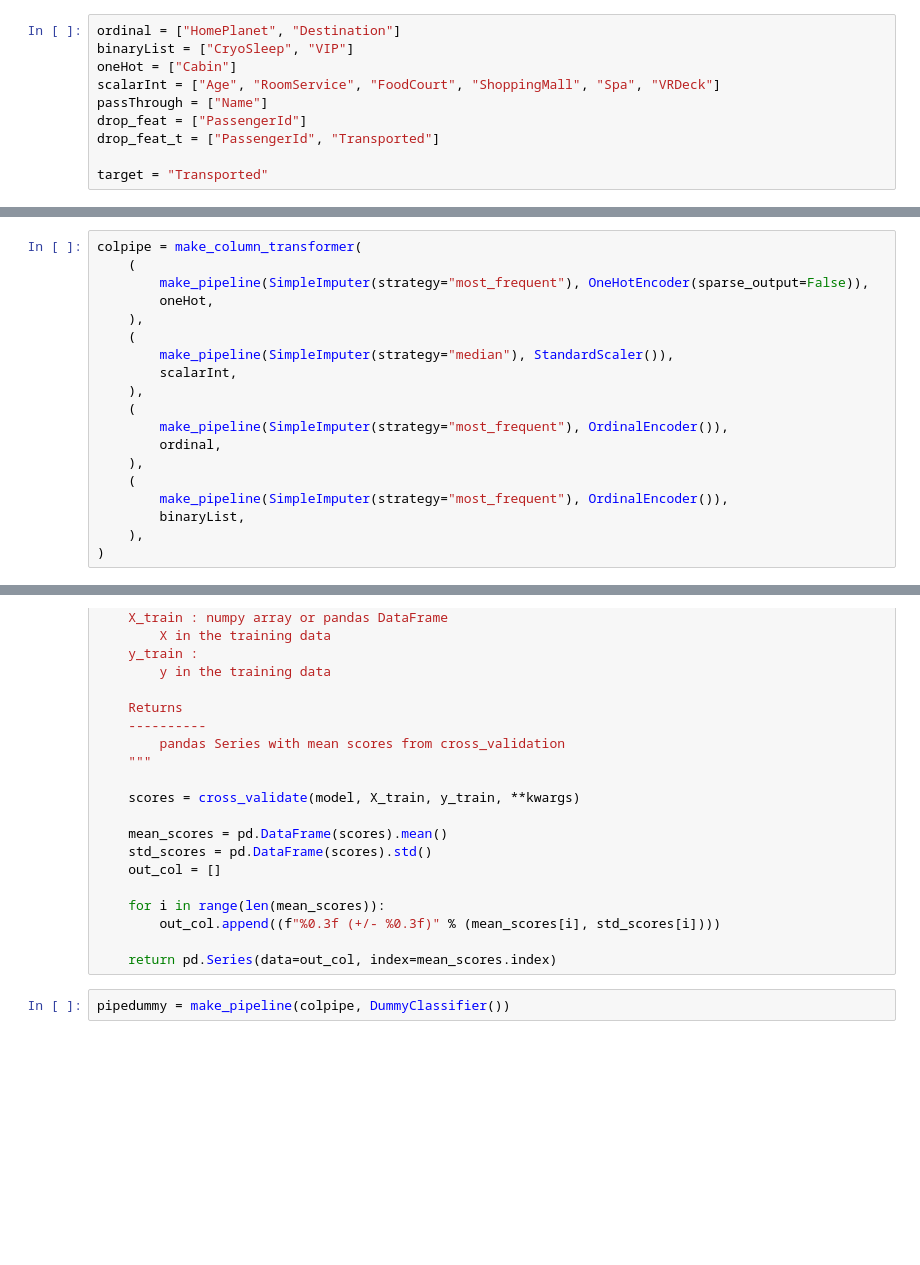
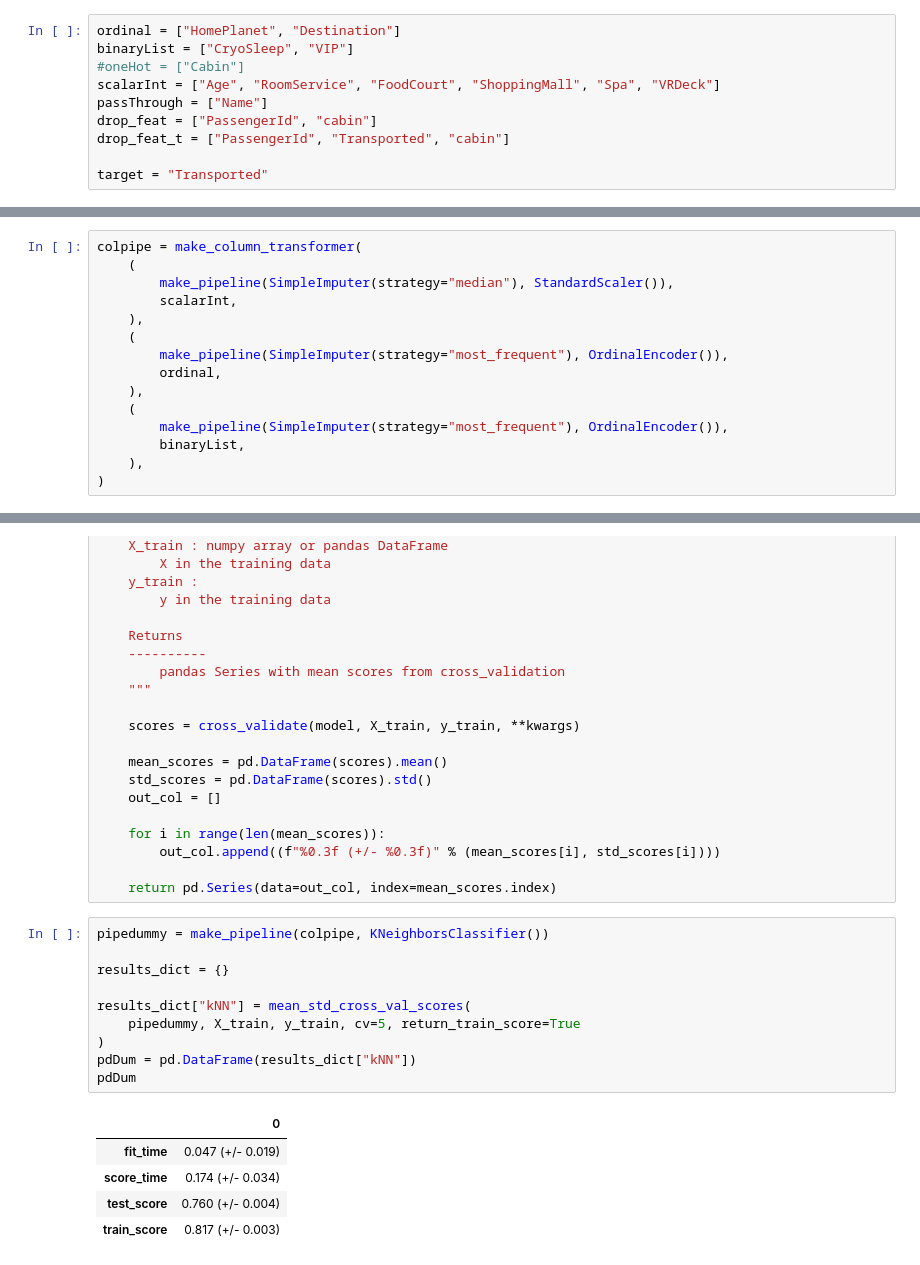
Before and after one commit to TrueDisciple/SpaceTitanic, a Jupyter notebook: SpaceTitanicNotebook.ipynb, the cells around one changed output, grey strips where cells are left out. Cells and saved outputs as stored; diff of their text form; blank space fills up the shorter version.

```diff
--- a/SpaceTitanicNotebook.ipynb
+++ b/SpaceTitanicNotebook.ipynb
@@ -107,11 +107,11 @@ array([[<Axes: title={'center': 'Age'}>,
 # %%
 ordinal = ["HomePlanet", "Destination"]
 binaryList = ["CryoSleep", "VIP"]
-oneHot = ["Cabin"]
+#oneHot = ["Cabin"]
 scalarInt = ["Age", "RoomService", "FoodCourt", "ShoppingMall", "Spa", "VRDeck"]
 passThrough = ["Name"]
-drop_feat = ["PassengerId"]
-drop_feat_t = ["PassengerId", "Transported"]
+drop_feat = ["PassengerId", "cabin"]
+drop_feat_t = ["PassengerId", "Transported", "cabin"]
 
 target = "Transported"
 # %%
@@ -121,10 +121,6 @@ y_train = training_spacetitanic_nan[target]
 X_test = testing_spacetitanic_nan.drop(columns=drop_feat)
 # %%
 colpipe = make_column_transformer(
-    (
-        make_pipeline(SimpleImputer(strategy="most_frequent"), OneHotEncoder(sparse_output=False)),
-        oneHot,
-    ),
     (
         make_pipeline(SimpleImputer(strategy="median"), StandardScaler()),
         scalarInt,
@@ -192,5 +189,19 @@ def mean_std_cross_val_scores(model, X_train, y_train, **kwargs):
         out_col.append((f"%0.3f (+/- %0.3f)" % (mean_scores[i], std_scores[i])))
 
     return pd.Series(data=out_col, index=mean_scores.index)
-# %%
-pipedummy = make_pipeline(colpipe, DummyClassifier())
+# %%
+pipedummy = make_pipeline(colpipe, KNeighborsClassifier())
+
+results_dict = {}
+
+results_dict["kNN"] = mean_std_cross_val_scores(
+    pipedummy, X_train, y_train, cv=5, return_train_score=True
+)
+pdDum = pd.DataFrame(results_dict["kNN"])
+pdDum
+# %% [output]
+|  | 0 |
+| fit_time | 0.047 (+/- 0.019) |
+| score_time | 0.174 (+/- 0.034) |
+| test_score | 0.760 (+/- 0.004) |
+| train_score | 0.817 (+/- 0.003) |
```
Also changed, not shown: parts of 1 cell of this notebook.
